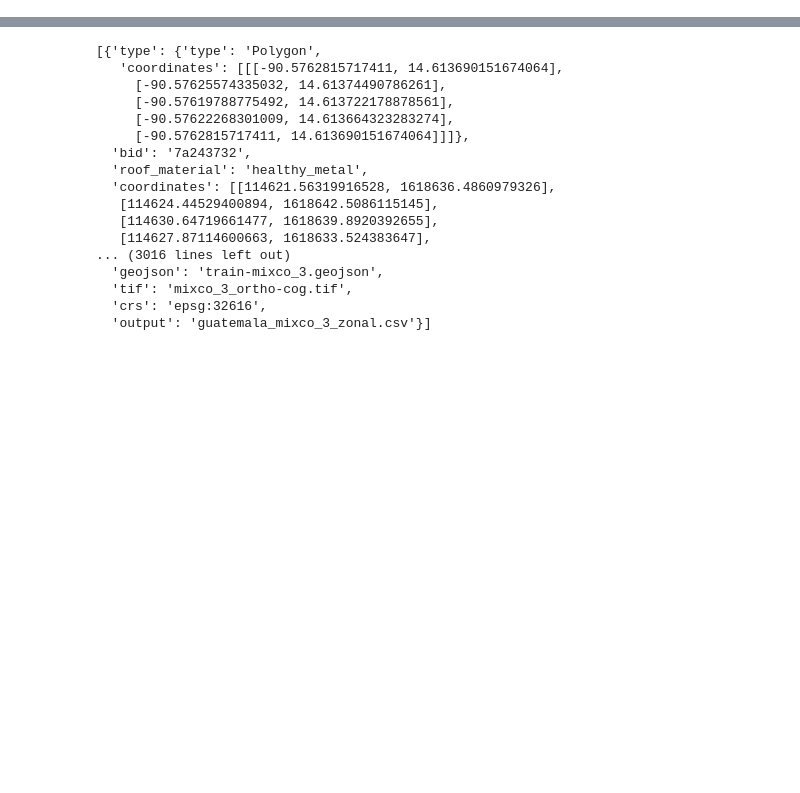
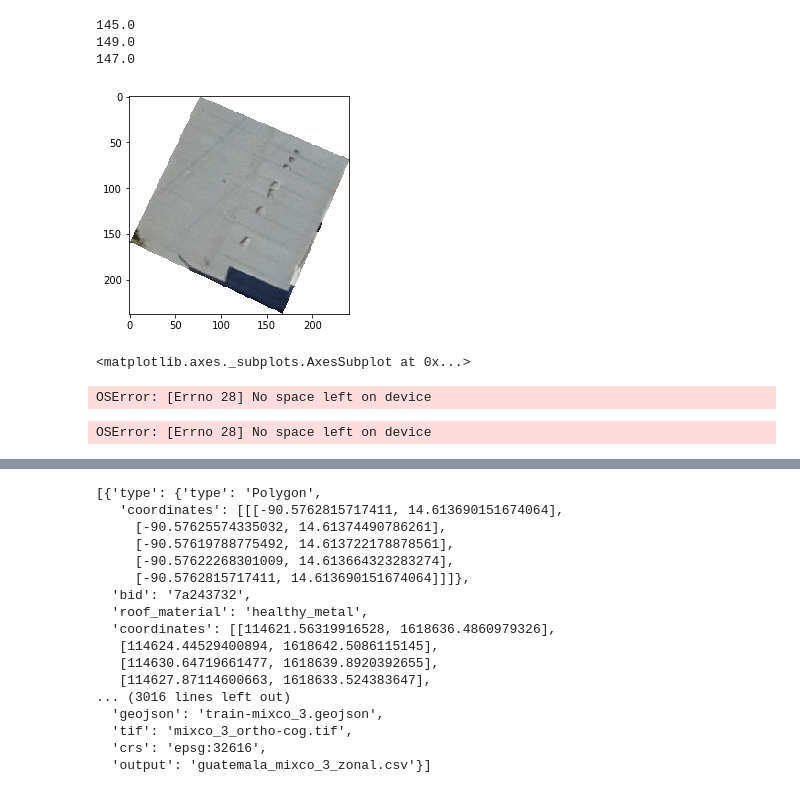
Before and after one commit to tamara-glazer/satellite-image-processing, a Jupyter notebook: map_get_geojson.ipynb, the cells around one changed output, grey strips where cells are left out. Saved outputs shown, nothing was run; the diff lists cells and outputs as text; code cells hidden in the pictures; blank space fills up the shorter version.

```diff
--- a/map_get_geojson.ipynb
+++ b/map_get_geojson.ipynb
@@ -242,3 +242,31 @@ transformed_polygons = []
 for polygon in polygons:
     transformed = transform_coordinates_UML(polygon)
     transformed_polygons.append(transformed)
+# %%
+tst_polygon = transformed_polygons[0]
+# %%
+def get_rooftop_array_after_mask(polygon):
+
+    tiff_path = 'https://mapping-disaster-risk.s3.amazonaws.com/mixco_3_ortho-cog.tif'
+    with rasterio.open(tiff_path) as tiff:
+        try:
+            out_image, out_transform = mask(tiff, [polygon], crop=True)
+        except Exception as e:
+             print(e)
+             print("****************************")
+        else:
+            return out_image
+# %%
+out_image = get_rooftop_array_after_mask(tst_polygon)
+# %%
+for i in range(out_image.shape[0] - 1):
+    print(np.median(out_image[i]))
+# %% [output]
+145.0
+149.0
+147.0
+# %%
+show(out_image)
+# %% [output]
+[figure, added]
+<matplotlib.axes._subplots.AxesSubplot at 0x...>
@@ -244,0 +277,8 @@ for polygon in polygons:
+# %%
+futures[0].result()
+# %% [output]
+OSError: [Errno 28] No space left on device
+# %%
+geojsons = pywren.get_all_results(futures)
+# %% [output]
+OSError: [Errno 28] No space left on device
```
Also changed, not shown: parts of 2 cells of this notebook.
